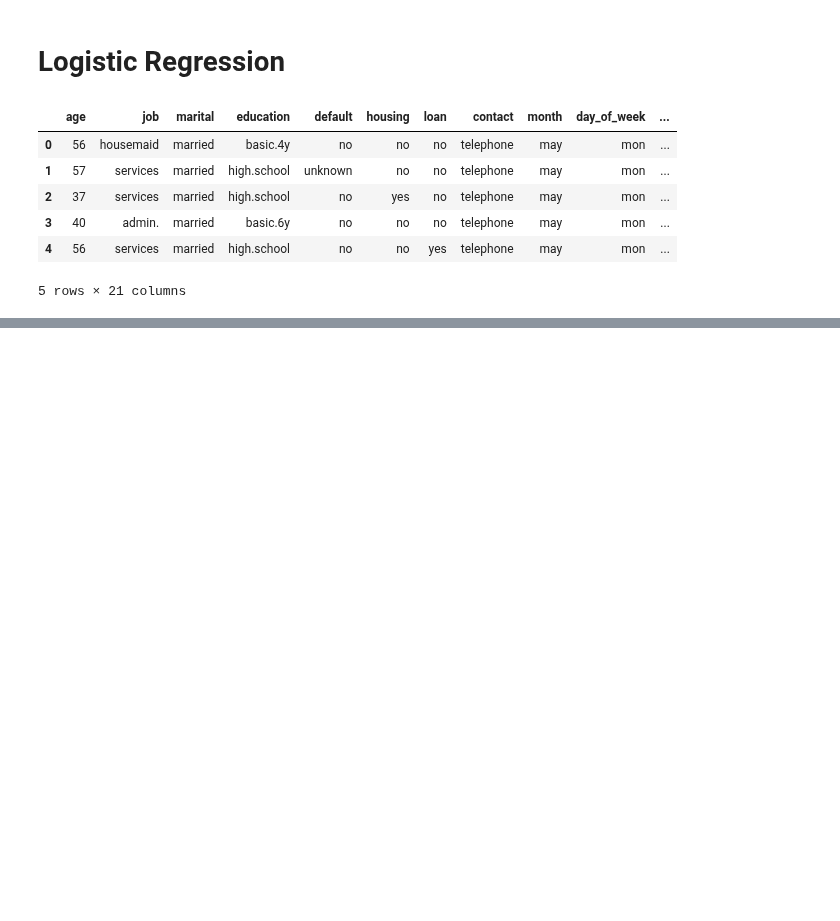
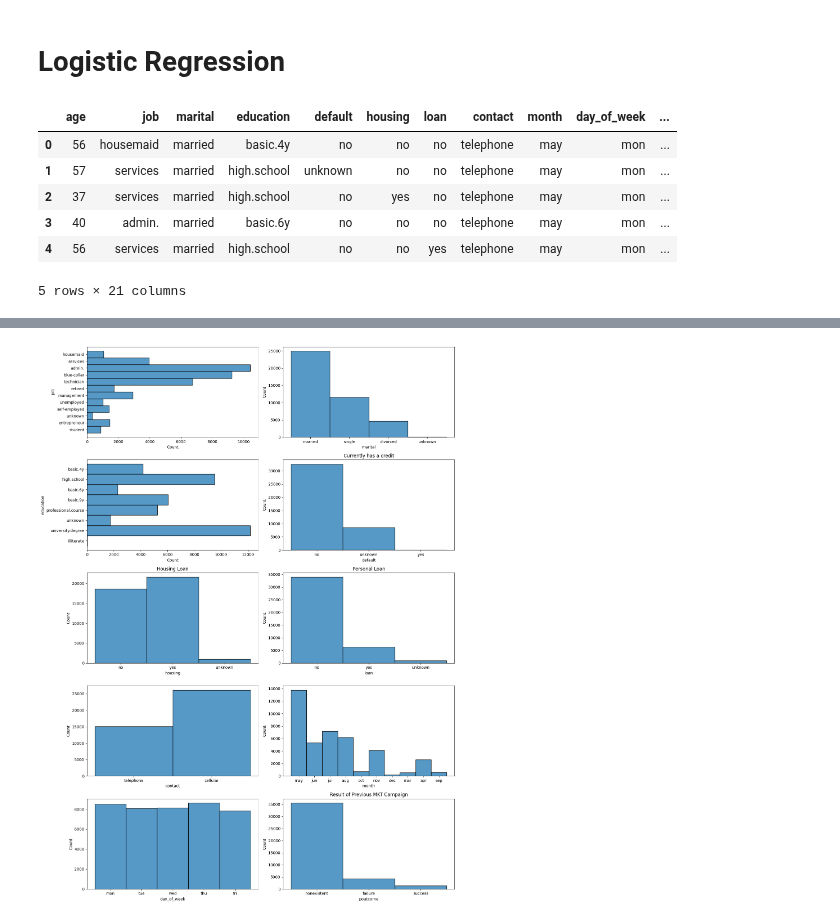
Before and after one commit to Diegomca98/4geeks-ml-template-prjs, a Jupyter notebook: src/explore.ipynb, the cells around one changed output, grey strips where cells are left out. Saved outputs shown, nothing was run; the diff lists cells and outputs as text; code cells hidden in the pictures; blank space fills up the shorter version.

```diff
--- a/src/explore.ipynb
+++ b/src/explore.ipynb
@@ -26,0 +104,18 @@ df.head()
+# %%
+fig, axis = plt.subplots(nrows = 5, ncols=2, figsize=(15,20))
+
+sns.histplot(ax=axis[0,0], data=df, y='job')
+sns.histplot(ax=axis[0,1], data=df, x='marital')
+sns.histplot(ax=axis[1,0], data=df, y='education')
+sns.histplot(ax=axis[1,1], data=df, x='default').set_title('Currently has a credit')
+sns.histplot(ax=axis[2,0], data=df, x='housing').set_title('Housing Loan')
+sns.histplot(ax=axis[2,1], data=df, x='loan').set_title('Personal Loan')
+sns.histplot(ax=axis[3,0], data=df, x='contact')
+sns.histplot(ax=axis[3,1], data=df, x='month')
+sns.histplot(ax=axis[4,0], data=df, x='day_of_week')
+sns.histplot(ax=axis[4,1], data=df, x='poutcome').set_title('Result of Previous MKT Campaign')
+
+plt.tight_layout()
+plt.show()
+# %% [output]
+[figure, added]
```
Also changed, not shown: parts of 25 cells of this notebook, 1 other file.
